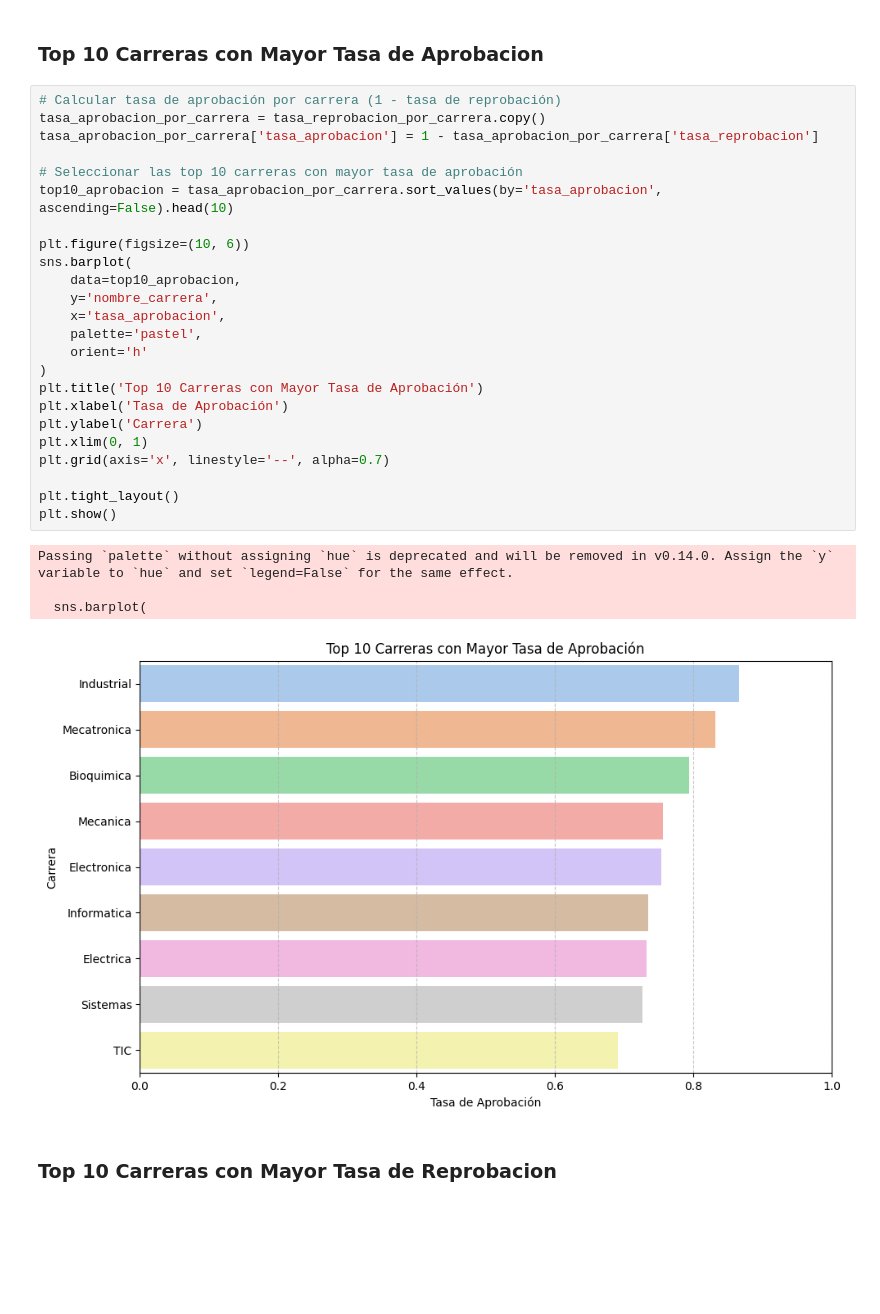
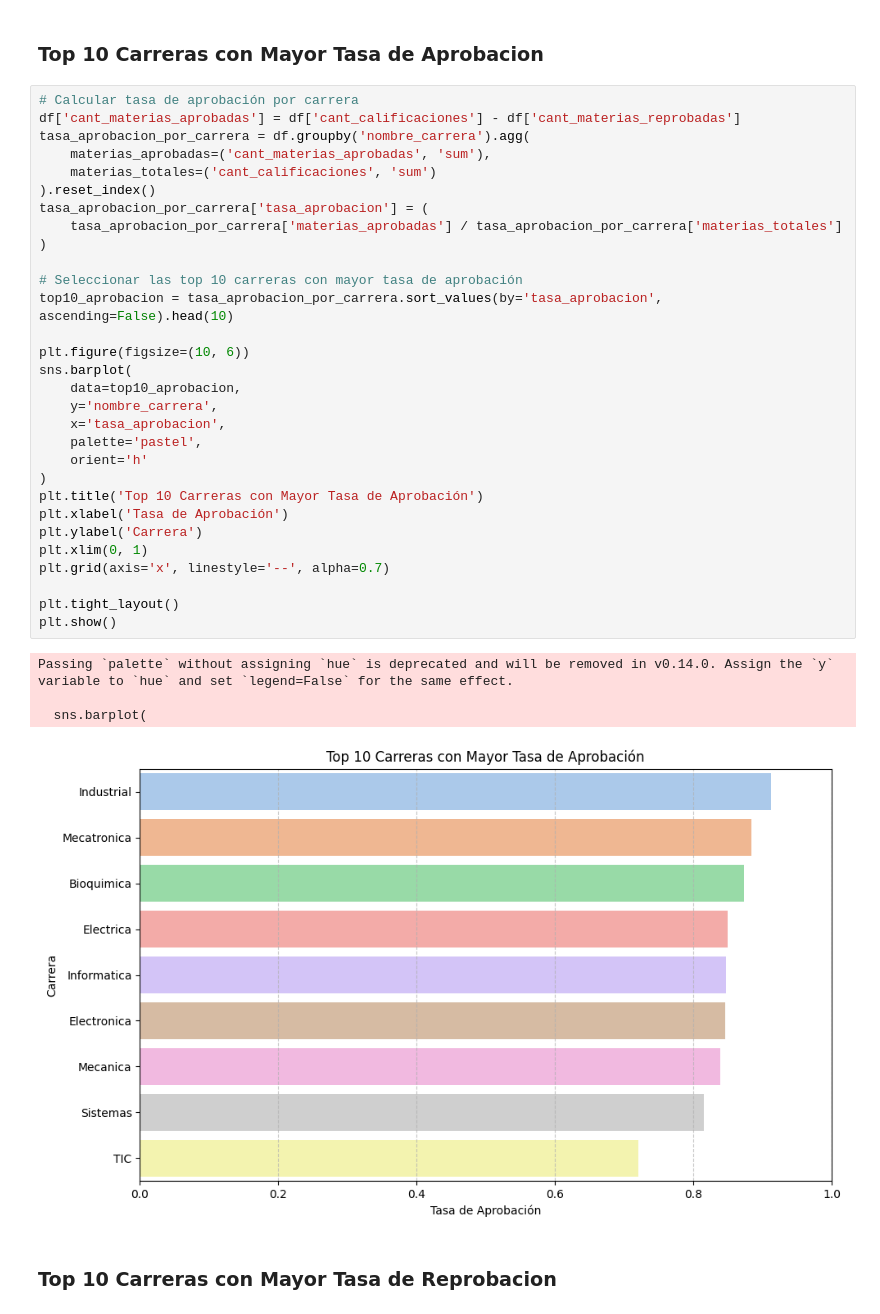
Before and after one commit to DerverG/Equipo-Celeste, a Jupyter notebook: Analisis.ipynb, the cells around one changed output. Cells and saved outputs as stored; diff of their text form; blank space fills up the shorter version.

```diff
--- a/Analisis.ipynb
+++ b/Analisis.ipynb
@@ -582,34 +582,40 @@ plt.show()
 # %% [markdown]
 ### Top 10 Carreras con Mayor Tasa de Aprobacion
 # %%
-# Calcular tasa de aprobación por carrera (1 - tasa de reprobación)
-tasa_aprobacion_por_carrera = tasa_reprobacion_por_carrera.copy()
-tasa_aprobacion_por_carrera['tasa_aprobacion'] = 1 - tasa_aprobacion_por_carrera['tasa_reprobacion']
+# Calcular tasa de aprobación por carrera
+df['cant_materias_aprobadas'] = df['cant_calificaciones'] - df['cant_materias_reprobadas']
+tasa_aprobacion_por_carrera = df.groupby('nombre_carrera').agg(
+    materias_aprobadas=('cant_materias_aprobadas', 'sum'),
+    materias_totales=('cant_calificaciones', 'sum')
+).reset_index()
+tasa_aprobacion_por_carrera['tasa_aprobacion'] = (
+    tasa_aprobacion_por_carrera['materias_aprobadas'] / tasa_aprobacion_por_carrera['materias_totales']
+)
 
 # Seleccionar las top 10 carreras con mayor tasa de aprobación
 top10_aprobacion = tasa_aprobacion_por_carrera.sort_values(by='tasa_aprobacion', ascending=False).head(10)
 
 plt.figure(figsize=(10, 6))
 sns.barplot(
     data=top10_aprobacion,
     y='nombre_carrera',
     x='tasa_aprobacion',
     palette='pastel',
     orient='h'
 )
 plt.title('Top 10 Carreras con Mayor Tasa de Aprobación')
 plt.xlabel('Tasa de Aprobación')
 plt.ylabel('Carrera')
 plt.xlim(0, 1)
 plt.grid(axis='x', linestyle='--', alpha=0.7)
 
 plt.tight_layout()
 plt.show()
 # %% [output]
 Passing `palette` without assigning `hue` is deprecated and will be removed in v0.14.0. Assign the `y` variable to `hue` and set `legend=False` for the same effect.
 
   sns.barplot(
-[figure, old version]
+[figure, new version]
 # %% [markdown]
 ### Top 10 Carreras con Mayor Tasa de Reprobacion
 # %%
```
Also changed, not shown: parts of 2 cells of this notebook.
